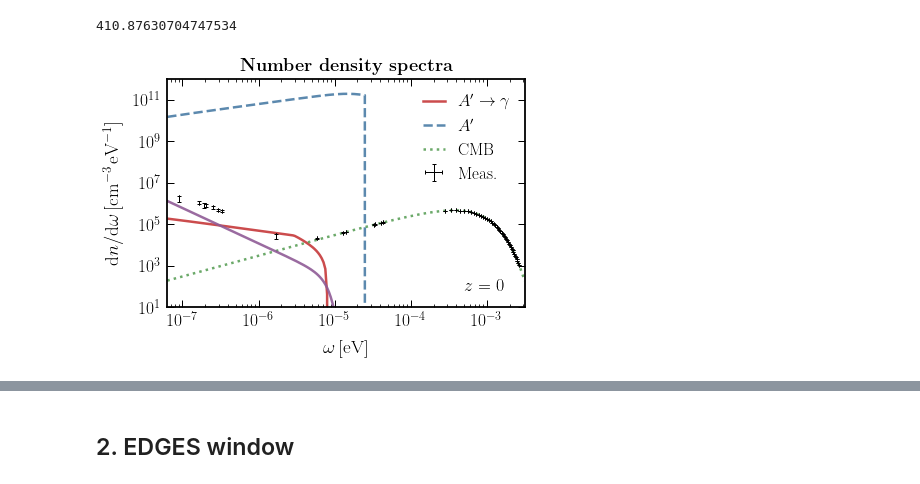
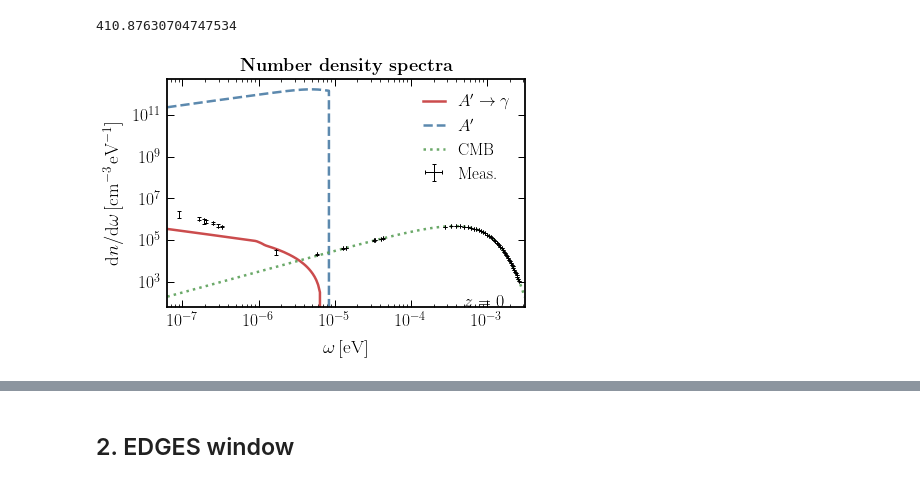
Before and after one commit to smsharma/edges-endpoints-21cm, a Jupyter notebook: notebooks/01_21cm_decay.ipynb, the cells around one changed output, grey strips where cells are left out. Saved outputs shown, nothing was run; the diff lists cells and outputs as text; code cells hidden in the pictures.

Commit message:
Writing referee response

```diff
--- a/notebooks/01_21cm_decay.ipynb
+++ b/notebooks/01_21cm_decay.ipynb
@@ -32,7 +32,9 @@ pylab.rcParams.update(params)
 cols_default = plt.rcParams['axes.prop_cycle'].by_key()['color']
 # %%
 plots_dir = '../../spectral_distortions_perturbations/paper/draft-21cm-features/plots/'
-plots_dir = '../../spectral_distortions_perturbations/paper/draft-21cm-features/prl-v2/letter/'
+plots_dir = '../../spectral_distortions_perturbations/paper/draft-21cm-features/prl-v3/letter/'
+plots_dir = '../../../Dropbox/Projects/21cmFluctuate/21cmFluctuate/Draft/prl-v3/letter/'
+plots_resp_dir = '../../../Dropbox/Projects/21cmFluctuate/21cmFluctuate/Draft/prl-v3/response//'
 # %% [markdown]
 ## 21-cm and perturbation classes
 # %%
@@ -175,36 +182,35 @@ plt.errorbar(spec_dapper.omega_ARCADE2_ary / eV, np.array(dn_CMB_domega_ARCADE2_
 plt.errorbar(spec_dapper.omega_radio_ary / eV, np.array(dn_CMB_domega_radio_mean), xerr=0, yerr=[dn_CMB_domega_radio_mean - dn_CMB_domega_radio_lower,
                                                                                                  dn_CMB_domega_radio_upper - dn_CMB_domega_radio_mean],
             c='k', fmt='none', capsize=2, capthick=1, elinewidth=1.)
 
 plt.errorbar(spec_dapper.omega_llfss_ary / eV, np.array(dn_CMB_domega_llfss_mean), xerr=0, yerr=[dn_CMB_domega_llfss_mean - dn_CMB_domega_llfss_lower,
                                                                                                  dn_CMB_domega_llfss_upper - dn_CMB_domega_llfss_mean
                                                                                                  ],
             c='k', fmt='none', capsize=2, capthick=1, elinewidth=1., label="Meas.")
 
-plt.plot(omega_plot_ary / eV, spec_dapper.dn_CMB_domega(omega_plot_ary, z=0, T_0=spec_dapper.T_eg(omega_plot_ary / (2 * np.pi))) *  eV / (Centimeter ** -3))
+# plt.plot(omega_plot_ary / eV, spec_dapper.dn_CMB_domega(omega_plot_ary, z=0, T_0=spec_dapper.T_eg(omega_plot_ary / (2 * np.pi))) *  eV / (Centimeter ** -3), ls=':', label="EG power law")
 
 plt.xlabel(r"$\omega$\,[eV]")
 plt.ylabel(r"$\mathrm dn/\mathrm d\omega$\,[cm$^{-3}$\,eV$^{-1}$]")
 
 plt.xscale("log")
 plt.yscale("log")
 
 plt.xlim(min(omega_plot_ary / eV), max(omega_plot_ary / eV))
-plt.ylim(1e1, 1e12)
-plt.legend(handlelength=1.3)
+# plt.ylim(1e1, 1e12)
+plt.legend(handlelength=1.3, loc="upper right")
 
 plt.text(5e-4, 5e-22 / (Centimeter ** -3), "$z=0$", fontsize=18)
 
 plt.title(r"\bf{Number density spectra}")
 
 ax = plt.gca()
 
 # locmaj = matplotlib.ticker.LogLocator(base=10,numticks=12)
 # # ax.xaxis.set_major_locator(locmaj)
 # ax.yaxis.set_major_locator(locmaj)
 
 plt.tight_layout()
-# plt.savefig(plots_dir + "dn_domega.pdf")
-# plt.savefig("plots/dn_domega.png")
+plt.savefig(plots_dir + "dn_domega.pdf")
 # %% [output]
-[figure, old version]
+[figure, new version]
```
Also changed, not shown: parts of 11 cells of this notebook.
